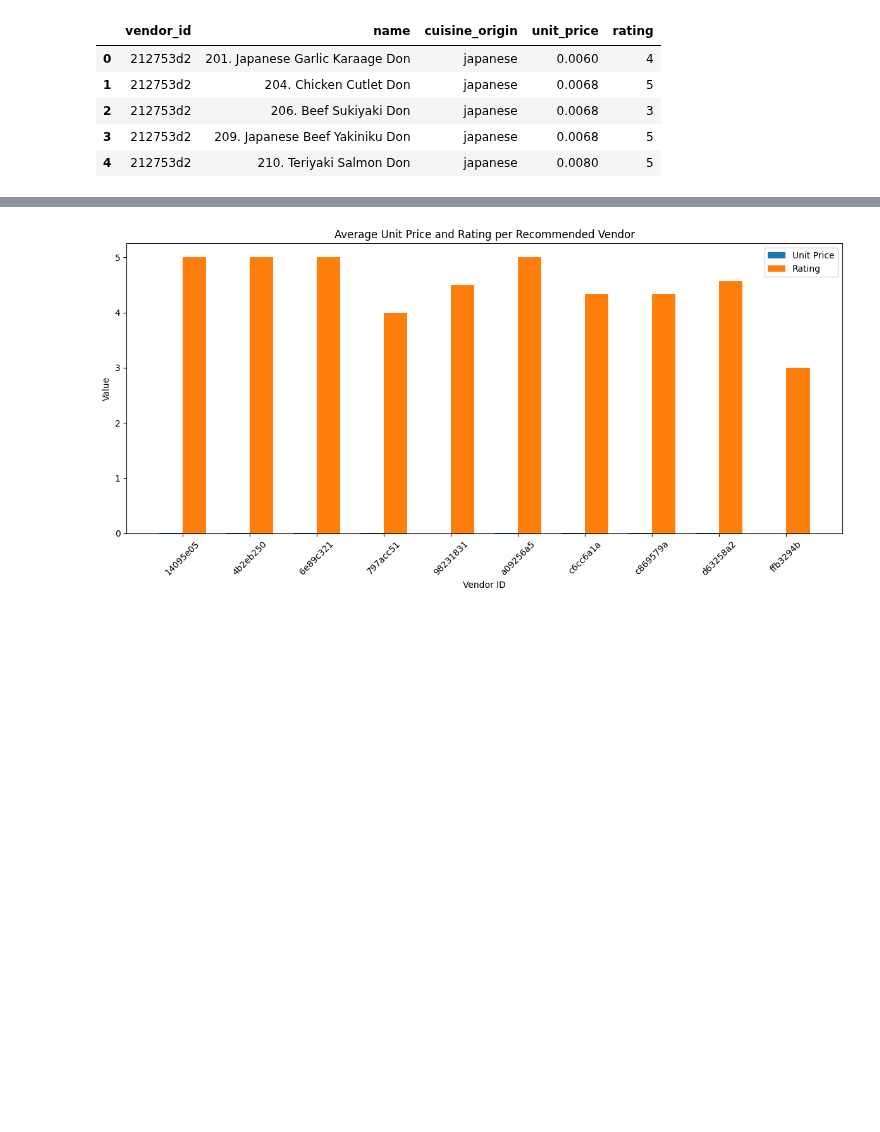
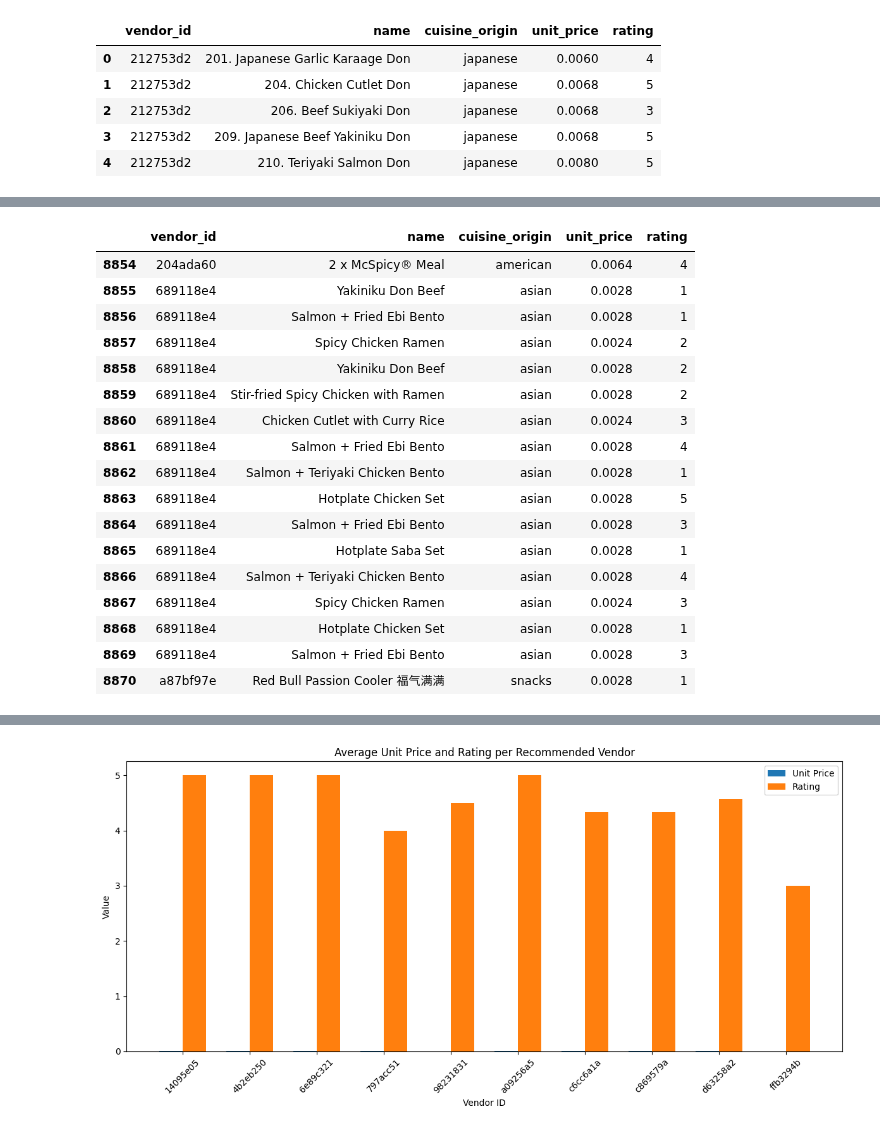
Before and after one commit to Alanoudis/food-delivery-rec, a Jupyter notebook: notebooks/afnan/data_explor.ipynb, the cells around one changed output, grey strips where cells are left out. Saved outputs shown, nothing was run; the diff lists cells and outputs as text; code cells hidden in the pictures; blank space fills up the shorter version.

```diff
--- a/notebooks/afnan/data_explor.ipynb
+++ b/notebooks/afnan/data_explor.ipynb
@@ -1089,0 +1269,25 @@ vendor_summary
+# %%
+# Filter orders placed by the user
+user_orders = full_data[full_data['customer_id'] == "0279fbe505"]
+
+# Display key details
+user_orders[['vendor_id', 'name', 'cuisine_origin', 'unit_price', 'rating']]
+# %% [output]
+|  | vendor_id | name | cuisine_origin | unit_price | rating |
+| 8854 | 204ada60 | 2 x McSpicy® Meal | american | 0.0064 | 4 |
+| 8855 | 689118e4 | Yakiniku Don Beef | asian | 0.0028 | 1 |
+| 8856 | 689118e4 | Salmon + Fried Ebi Bento | asian | 0.0028 | 1 |
+| 8857 | 689118e4 | Spicy Chicken Ramen | asian | 0.0024 | 2 |
+| 8858 | 689118e4 | Yakiniku Don Beef | asian | 0.0028 | 2 |
+| 8859 | 689118e4 | Stir-fried Spicy Chicken with Ramen | asian | 0.0028 | 2 |
+| 8860 | 689118e4 | Chicken Cutlet with Curry Rice | asian | 0.0024 | 3 |
+| 8861 | 689118e4 | Salmon + Fried Ebi Bento | asian | 0.0028 | 4 |
+| 8862 | 689118e4 | Salmon + Teriyaki Chicken Bento | asian | 0.0028 | 1 |
+| 8863 | 689118e4 | Hotplate Chicken Set | asian | 0.0028 | 5 |
+| 8864 | 689118e4 | Salmon + Fried Ebi Bento | asian | 0.0028 | 3 |
+| 8865 | 689118e4 | Hotplate Saba Set | asian | 0.0028 | 1 |
+| 8866 | 689118e4 | Salmon + Teriyaki Chicken Bento | asian | 0.0028 | 4 |
+| 8867 | 689118e4 | Spicy Chicken Ramen | asian | 0.0024 | 3 |
+| 8868 | 689118e4 | Hotplate Chicken Set | asian | 0.0028 | 1 |
+| 8869 | 689118e4 | Salmon + Fried Ebi Bento | asian | 0.0028 | 3 |
+| 8870 | a87bf97e | Red Bull Passion Cooler 福气满满 | snacks | 0.0028 | 1 |
```
Also changed, not shown: parts of 36 cells of this notebook.
